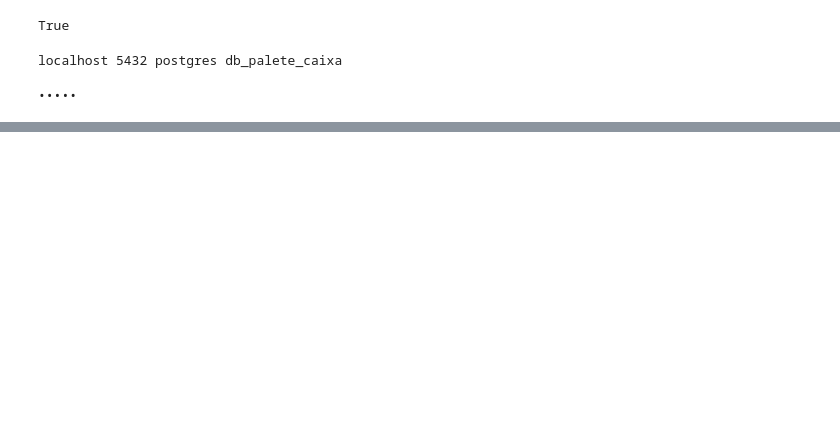
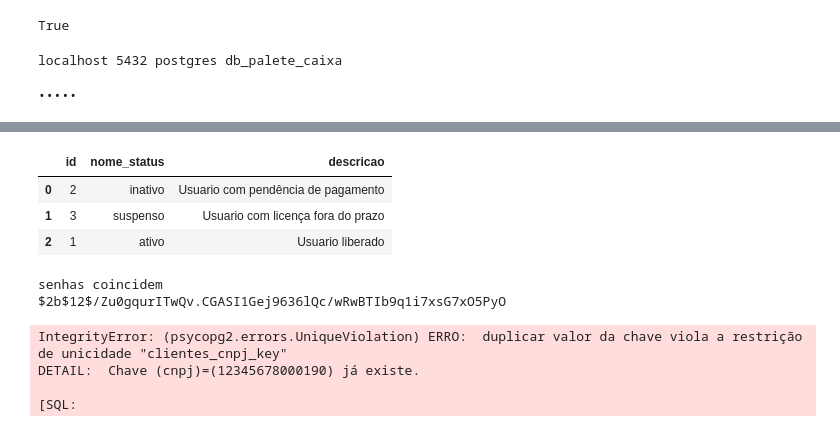
Before and after one commit to sae-fernando/palete_caixa, a Jupyter notebook: db_aula.ipynb, the cells around one changed output, grey strips where cells are left out. Saved outputs shown, nothing was run; the diff lists cells and outputs as text; code cells hidden in the pictures; blank space fills up the shorter version.

```diff
--- a/db_aula.ipynb
+++ b/db_aula.ipynb
@@ -41,0 +143,24 @@ df_tabelas
+# %%
+update_tabela = """
+UPDATE tipos_status
+SET descricao = 'Usuario liberado'
+WHERE nome_status = 'ativo';
+"""
+
+# SET descricao = 'Usuario com licença fora do prazo'
+# WHERE nome_status = 'suspenso';
+
+# SET descricao = 'Usuario com pendência de pagamento'
+# WHERE nome_status = 'inativo';
+
+with engine.begin() as conn:
+    conn.execute(text(update_tabela))
+
+df_tipos_status = pd.read_sql("SELECT * FROM tipos_status",
+                              engine)
+df_tipos_status
+# %% [output]
+|  | id | nome_status | descricao |
+| 0 | 2 | inativo | Usuario com pendência de pagamento |
+| 1 | 3 | suspenso | Usuario com licença fora do prazo |
+| 2 | 1 | ativo | Usuario liberado |
@@ -41,0 +174,27 @@ df_tabelas
+# %%
+import getpass
+senha = getpass.getpass(("Insira sua senha: "))
+confirmar = getpass.getpass("Confirme sua senha: ")
+if senha == confirmar:
+    print("senhas coincidem")
+else:
+    print("Senhas não coincidem")
+senha_hash = bcrypt.hashpw(senha.encode(),
+                           bcrypt.gensalt()).decode()
+print(senha_hash)
+# %% [output]
+senhas coincidem
+$2b$12$/Zu0gqurITwQv.CGASI1Gej9636lQc/wRwBTIb9q1i7xsG7xO5PyO
+# %%
+with engine.begin() as conn:
+    inserir_usuario = f"""
+INSERT INTO clientes (cnpj, razao_social, nome_contato, nome_usuario, tipo, senha_hash)
+VALUES ('{cnpj}', '{razao_social}', '{nome_contato}', '{nome_usuario}', '{tipo}', '{senha_hash}')
+"""
+    conn.execute(text(inserir_usuario))
+print("Usuário inserido com sucesso")
+# %% [output]
+IntegrityError: (psycopg2.errors.UniqueViolation) ERRO:  duplicar valor da chave viola a restrição de unicidade "clientes_cnpj_key"
+DETAIL:  Chave (cnpj)=(12345678000190) já existe.
+
+[SQL:
```
Also changed, not shown: parts of 23 cells of this notebook, 10 other files.
